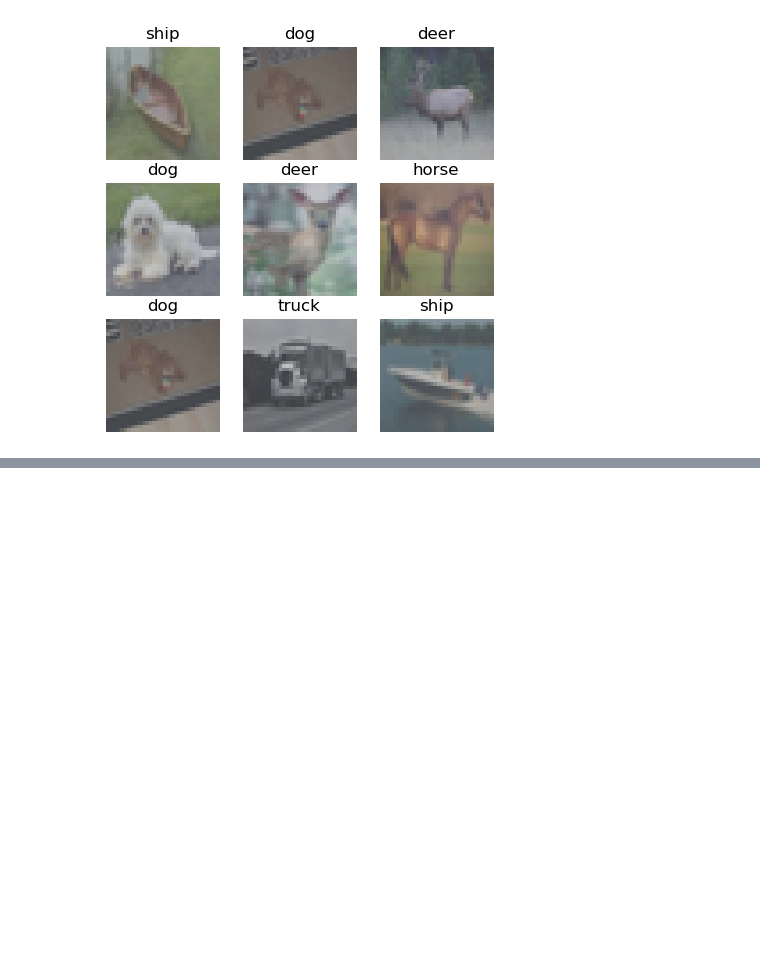
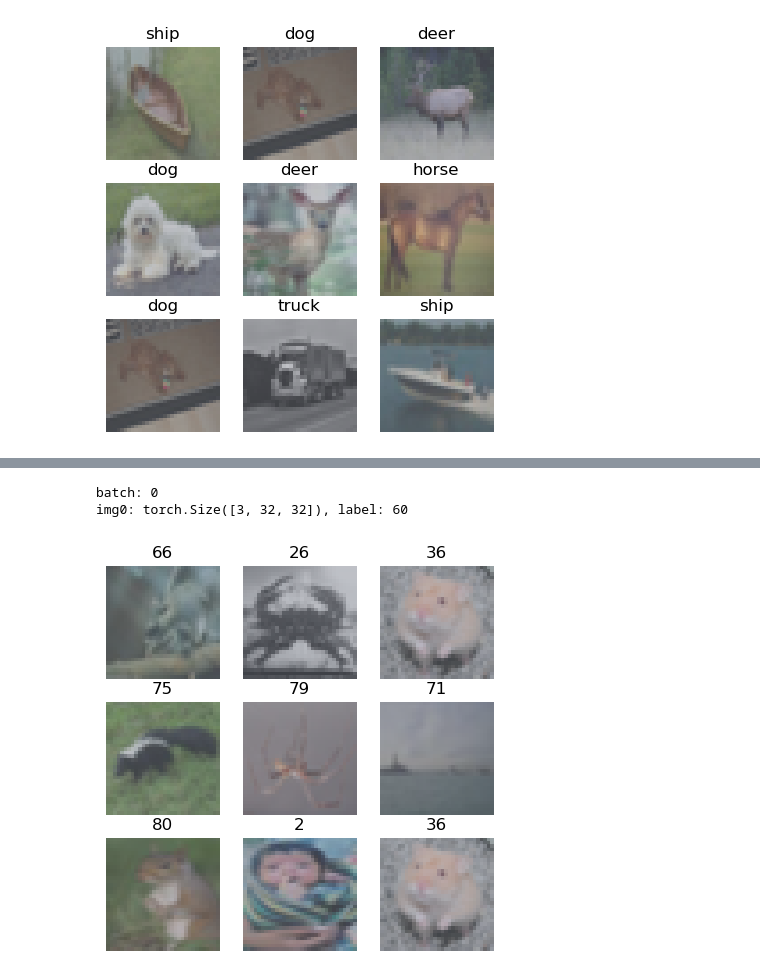
Before and after one commit to DiegoPaezA/qnas_torch, a Jupyter notebook: test_cnn.ipynb, the cells around one changed output, grey strips where cells are left out. Saved outputs shown, nothing was run; the diff lists cells and outputs as text; code cells hidden in the pictures; blank space fills up the shorter version.

```diff
--- a/test_cnn.ipynb
+++ b/test_cnn.ipynb
@@ -438,7 +437,12 @@ All set for training!
 for batch, (imgs, labels) in enumerate(train_loader):
     print(f"batch: {batch}")
     for i in range(img.shape[0]):
-        print(f"img: {imgs[i].shape}, label: {labels[i]}")
+        print(f"img{i}: {imgs[i].shape}, label: {labels[i]}")
+        min_value = torch.min(imgs[i])
+        max_value = torch.max(imgs[i])
+        print("Min value:", min_value.item())
+        print("Max value:", max_value.item())
+        break
     break
 # %% [output]
 batch: 0
@@ -478,3 +469,7 @@ for i in range(1, cols * rows + 1):
 plt.show()
 # %% [output]
 [figure]
+# %%
+# Example usage CIFAR10_loader
+data_path = 'cifar100_data'
+train_loader, val_loader = CIFAR100_loader(data_path, limit_data=10000, for_train=True, data_aug=False, batch_size=32)
@@ -480,0 +481,26 @@ plt.show()
+# %%
+for batch, (imgs, labels) in enumerate(train_loader):
+    print(f"batch: {batch}")
+    for i in range(img.shape[0]):
+        print(f"img{i}: {imgs[i].shape}, label: {labels[i]}")
+        break
+    break
+# %% [output]
+batch: 0
+img0: torch.Size([3, 32, 32]), label: 60
+# %%
+figure = plt.figure(figsize=(5, 5))
+cols, rows = 3, 3
+train_imgs, train_labels = next(iter(train_loader))
+for i in range(1, cols * rows + 1):
+    sample_idx = torch.randint(len(train_imgs), size=(1,)).item()
+    img, label = train_imgs[sample_idx], train_labels[sample_idx]
+    img = img / 2 + 0.5  # Unnormalize
+    npimg = img.numpy()
+    figure.add_subplot(rows, cols, i)
+    plt.title(int(label))
+    plt.axis("off")
+    plt.imshow(np.transpose(npimg, (1, 2, 0)))
+plt.show()
+# %% [output]
+[figure, added]
```
Also changed, not shown: parts of 4 cells of this notebook.
